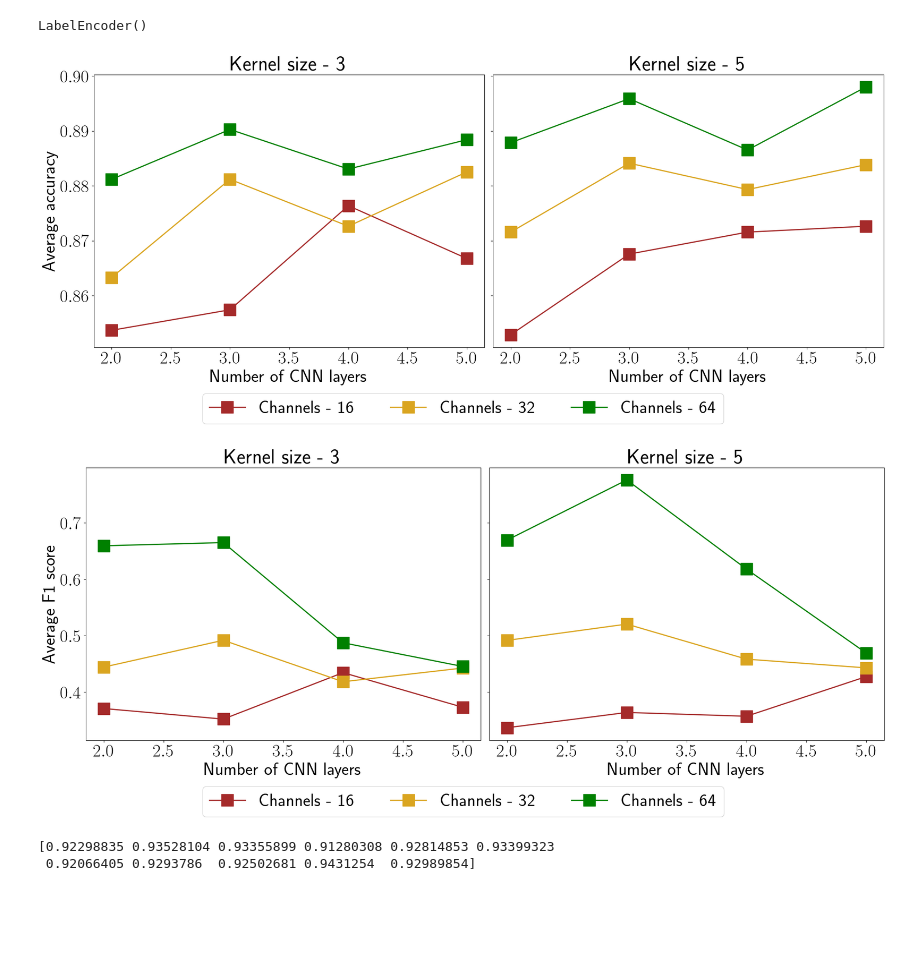
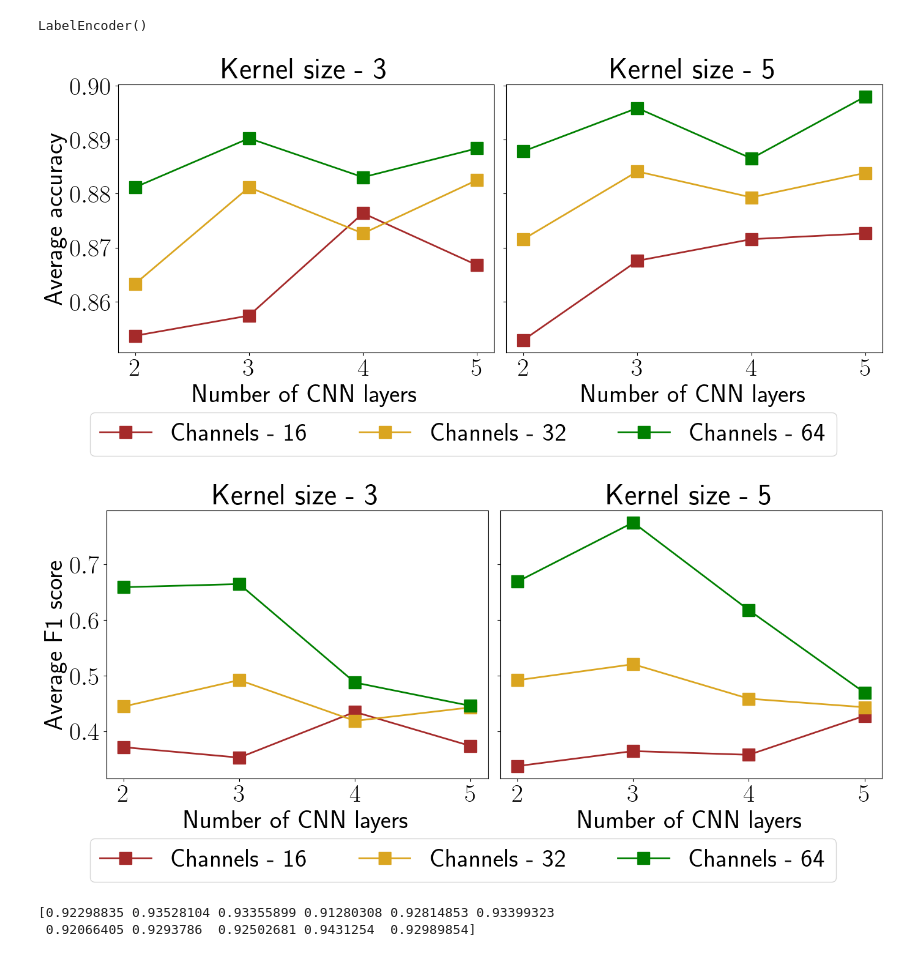
Before and after one commit to medhaaga/AWD-Biologging, a Jupyter notebook: notebooks/no_split.ipynb, the cells around one changed output. Drawn from its saved outputs; the diff is of its cells as text; code cells hidden in the pictures; blank space fills up the shorter version.

```diff
--- a/notebooks/no_split.ipynb
+++ b/notebooks/no_split.ipynb
@@ -78,47 +78,48 @@ channels, layers, kernel_sizes = [16, 32, 64], [2, 3, 4, 5], [3, 5]
 accuracies = np.zeros((len(channels), len(layers), len(kernel_sizes)))
 f1_scores = np.zeros((len(channels), len(layers), len(kernel_sizes)))
 colors = ['brown', 'goldenrod', 'green']
+experiment_name = 'no_split'
 
 
 for i,c in enumerate(channels):
     for j,l in enumerate(layers):
         for k,s in enumerate(kernel_sizes):
-            dir = get_results_path('no_split', l, c, s, 0.0, 50)
+            dir = get_results_path(experiment_name, l, c, s, 0.0, 50)
             accuracies[i,j,k] = multi_label_predictions(dir, label_encoder, split='val', plot_confusion=False, return_accuracy=True)
             f1_scores[i,j,k] = multi_label_predictions(dir, label_encoder, split='val', plot_confusion=False, return_f1=True)
 
-fig, axs = plt.subplots(1,2, figsize=(20,8), sharey=True)
+fig, axs = plt.subplots(1,2, figsize=(14, 6), sharey=True)
 for i in range(len(kernel_sizes)):
     for c in range(len(channels)):
         if i ==0:
-            axs[i].plot(layers, accuracies[c,:,i], label=f'Channels - {channels[c]}', markersize=20, marker='s', color=colors[c])
+            axs[i].plot(layers, accuracies[c,:,i], label=f'Channels - {channels[c]}', markersize=15, marker='s', color=colors[c])
             axs[i].set_ylabel('Average accuracy')
 
         else:
-            axs[i].plot(layers, accuracies[c,:,i], markersize=20, marker='s', color=colors[c])
+            axs[i].plot(layers, accuracies[c,:,i], markersize=15, marker='s', color=colors[c])
         axs[i].set_title(f'Kernel size - {kernel_sizes[i]}')
     axs[i].set_xlabel('Number of CNN layers')
 fig.legend(loc='center', bbox_to_anchor=(.5, -0.05), ncol=3)
 plt.tight_layout()
 plt.show()
 
-fig, axs = plt.subplots(1,2, figsize=(20,8), sharey=True)
+fig, axs = plt.subplots(1,2, figsize=(14,6), sharey=True)
 for i in range(len(kernel_sizes)):
     for c in range(len(channels)):
         if i ==0:
-            axs[i].plot(layers, f1_scores[c,:,i], label=f'Channels - {channels[c]}', markersize=20, marker='s', color=colors[c])
+            axs[i].plot(layers, f1_scores[c,:,i], label=f'Channels - {channels[c]}', markersize=15, marker='s', color=colors[c])
             axs[i].set_ylabel('Average F1 score')
 
         else:
-            axs[i].plot(layers, f1_scores[c,:,i], markersize=20, marker='s', color=colors[c])
+            axs[i].plot(layers, f1_scores[c,:,i], markersize=15, marker='s', color=colors[c])
         axs[i].set_title(f'Kernel size - {kernel_sizes[i]}')
     axs[i].set_xlabel('Number of CNN layers')
 fig.legend(loc='center', bbox_to_anchor=(.5, -0.05), ncol=3)
 plt.tight_layout()
 plt.show()
 # %% [output]
-[figure, old version]
+[figure, new version]
-[figure, old version]
+[figure, new version]
 # %%
 thetas = 0.1*np.arange(11)
 colors = ['brown', 'goldenrod', 'green']
```
Also changed, not shown: 5 other files.
